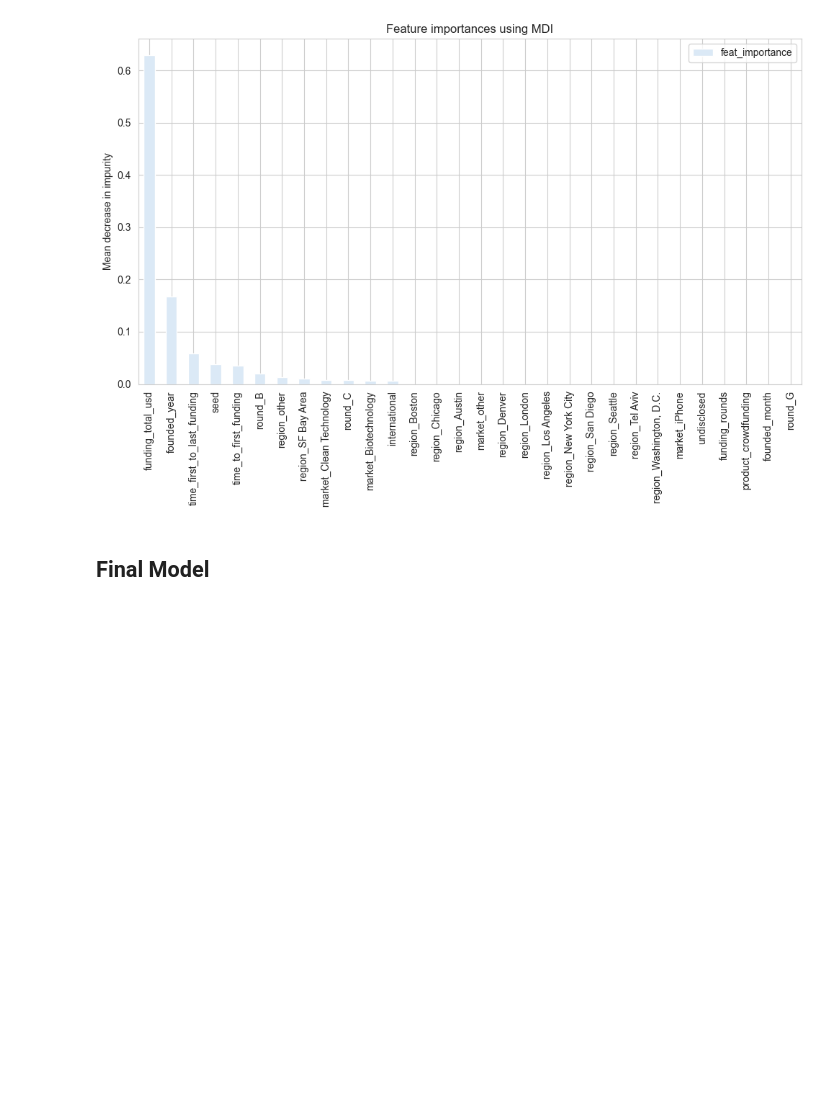
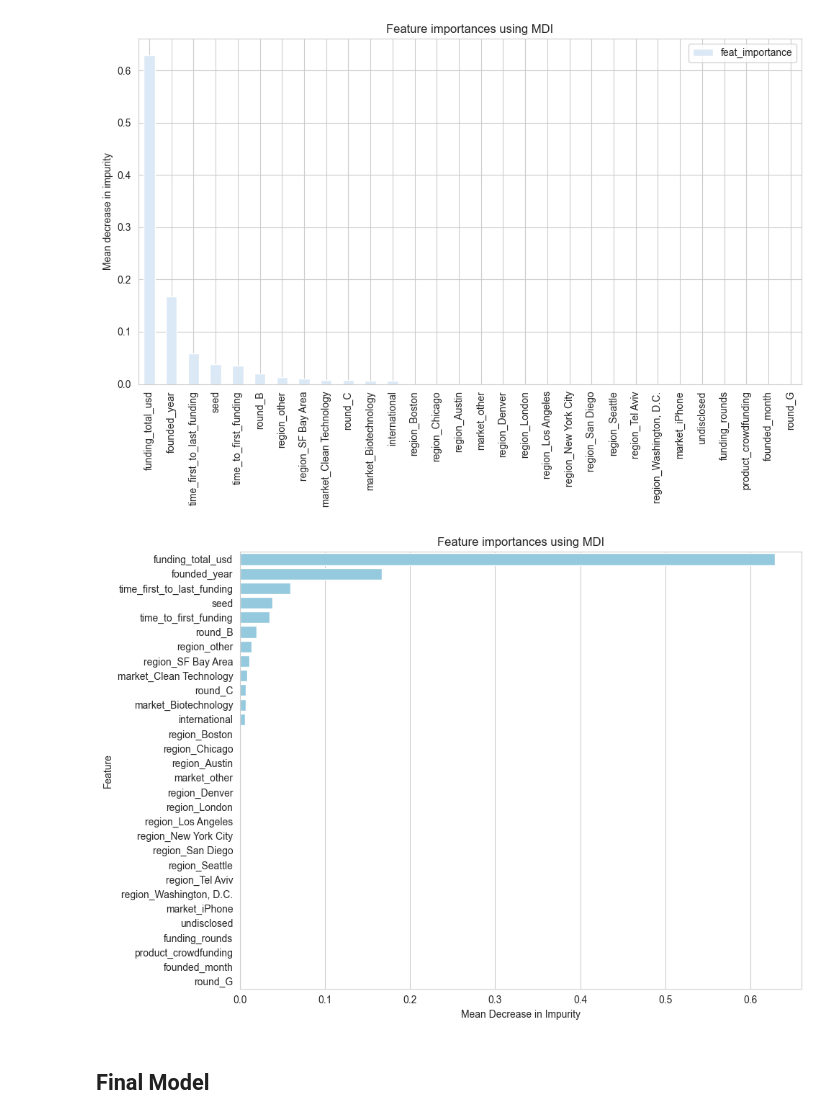
Before and after one commit to valebonato/prova, a Jupyter notebook: final_notebook.ipynb, the cells around one changed output. Drawn from its saved outputs; the diff is of its cells as text; code cells hidden in the pictures; blank space fills up the shorter version.

```diff
--- a/final_notebook.ipynb
+++ b/final_notebook.ipynb
@@ -1866,5 +1880,16 @@ ax.set_xticklabels(feats_dtc_30['col'])
 fig.tight_layout()
 # %% [output]
 [figure]
+# %%
+#stesso grafico capovolto
+plt.figure(figsize=(10,7))
+sns.barplot(data=feats_dtc_30, x='feat_importance', y='col', color='skyblue')
+plt.title("Feature importances using MDI")
+plt.xlabel("Mean Decrease in Impurity")
+plt.ylabel("Feature")
+plt.tight_layout()
+plt.show()
+# %% [output]
+[figure, added]
 # %% [markdown]
 ## Final Model
```
Also changed, not shown: parts of 7 cells of this notebook.
